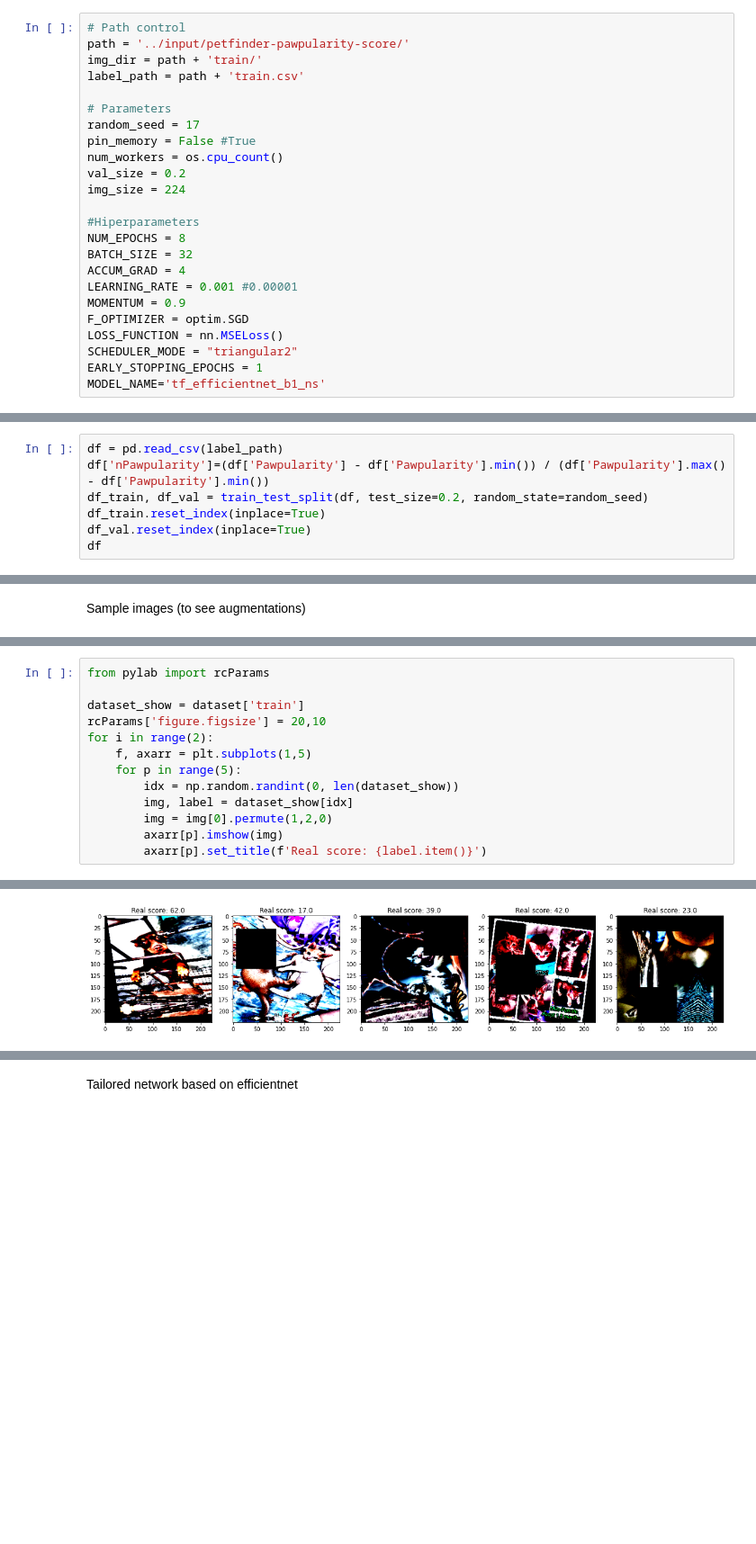
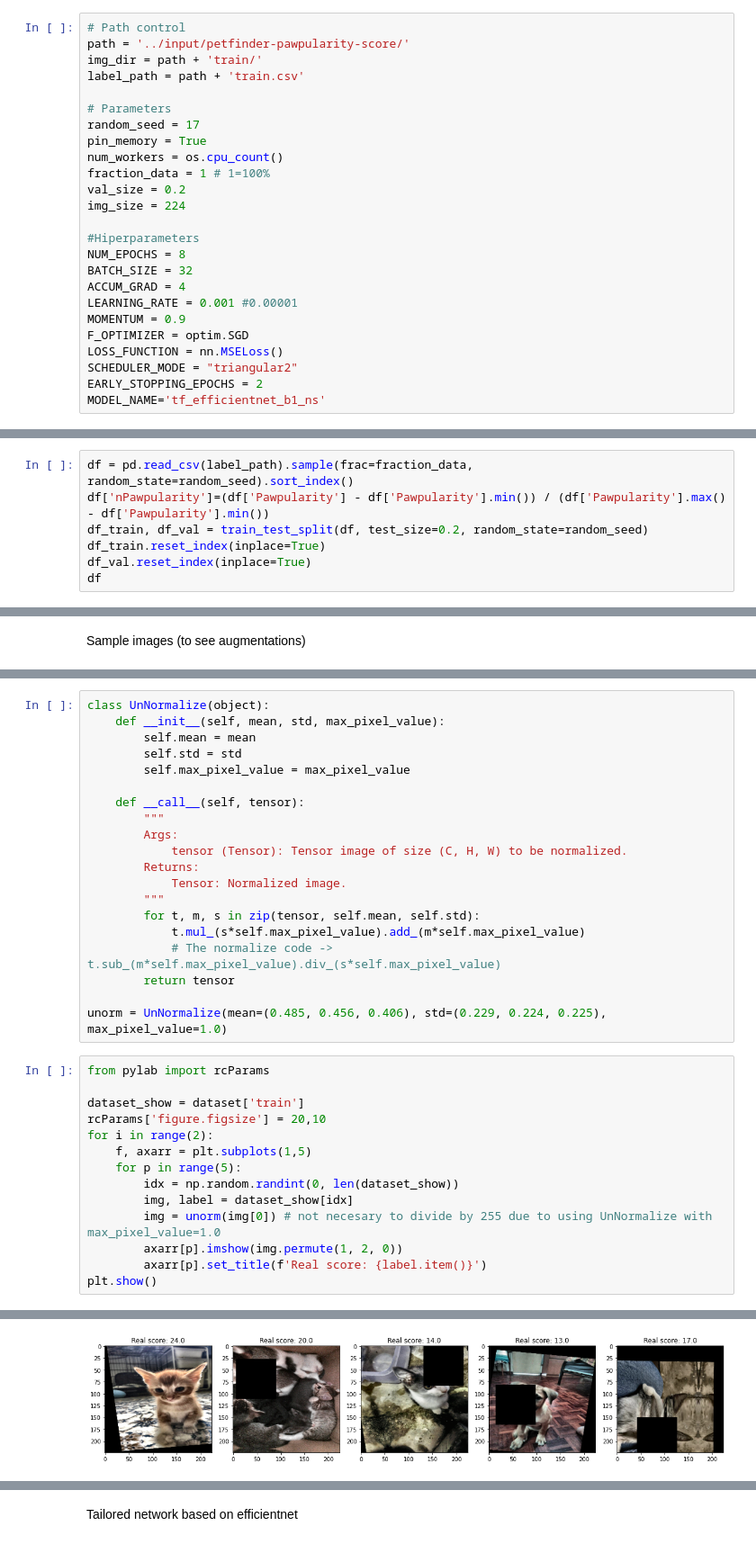
Before and after one commit to denis-mart/computer-vision, a Jupyter notebook: kaggle petfinder/src/8_cnn_metadata_backbones_model.ipynb, the cells around one changed output, grey strips where cells are left out. Shown at 90% size. Drawn from its saved outputs; the diff is of its cells as text; blank space fills up the shorter version.

```diff
--- a/kaggle petfinder/src/8_cnn_metadata_backbones_model.ipynb
+++ b/kaggle petfinder/src/8_cnn_metadata_backbones_model.ipynb
@@ -28,8 +28,9 @@ label_path = path + 'train.csv'
 
 # Parameters
 random_seed = 17
-pin_memory = False #True
+pin_memory = True
 num_workers = os.cpu_count()
+fraction_data = 1 # 1=100%
 val_size = 0.2
 img_size = 224
 
@@ -42,6 +43,6 @@ MOMENTUM = 0.9
 F_OPTIMIZER = optim.SGD
 LOSS_FUNCTION = nn.MSELoss()
 SCHEDULER_MODE = "triangular2"
-EARLY_STOPPING_EPOCHS = 1
+EARLY_STOPPING_EPOCHS = 2
 MODEL_NAME='tf_efficientnet_b1_ns'
 # %%
@@ -128,7 +129,7 @@ class Dataset(torch.utils.data.Dataset):
 # %% [markdown]
 Instances Dataset & Dataloader objects
 # %%
-df = pd.read_csv(label_path)
+df = pd.read_csv(label_path).sample(frac=fraction_data, random_state=random_seed).sort_index()
 df['nPawpularity']=(df['Pawpularity'] - df['Pawpularity'].min()) / (df['Pawpularity'].max() - df['Pawpularity'].min())
 df_train, df_val = train_test_split(df, test_size=0.2, random_state=random_seed)
 df_train.reset_index(inplace=True)
@@ -168,3 +171,23 @@ Sample images (to see augmentations)
+# %%
+class UnNormalize(object):
+    def __init__(self, mean, std, max_pixel_value):
+        self.mean = mean
+        self.std = std
+        self.max_pixel_value = max_pixel_value
+
+    def __call__(self, tensor):
+        """
+        Args:
+            tensor (Tensor): Tensor image of size (C, H, W) to be normalized.
+        Returns:
+            Tensor: Normalized image.
+        """
+        for t, m, s in zip(tensor, self.mean, self.std):
+            t.mul_(s*self.max_pixel_value).add_(m*self.max_pixel_value)
+            # The normalize code -> t.sub_(m*self.max_pixel_value).div_(s*self.max_pixel_value)
+        return tensor
+
+unorm = UnNormalize(mean=(0.485, 0.456, 0.406), std=(0.229, 0.224, 0.225), max_pixel_value=1.0)
 # %%
 from pylab import rcParams
 
@@ -175,7 +198,8 @@ for i in range(2):
     for p in range(5):
         idx = np.random.randint(0, len(dataset_show))
         img, label = dataset_show[idx]
-        img = img[0].permute(1,2,0)
-        axarr[p].imshow(img)
+        img = unorm(img[0]) # not necesary to divide by 255 due to using UnNormalize with max_pixel_value=1.0
+        axarr[p].imshow(img.permute(1, 2, 0))
         axarr[p].set_title(f'Real score: {label.item()}')
+plt.show()
 # %% [output]
@@ -192 +206 @@ Clipping input data to the valid range for imshow with RGB data ([0..1] for floa
-[figure, old version]
+[figure, new version]
```
Also changed, not shown: parts of 10 cells of this notebook, 4 other files.
